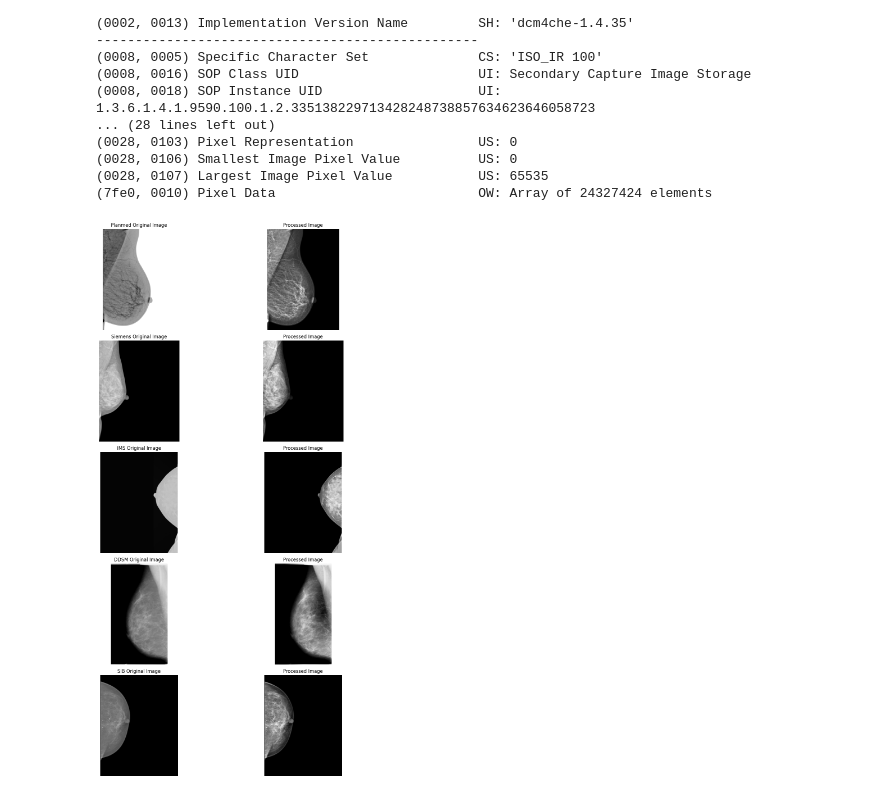
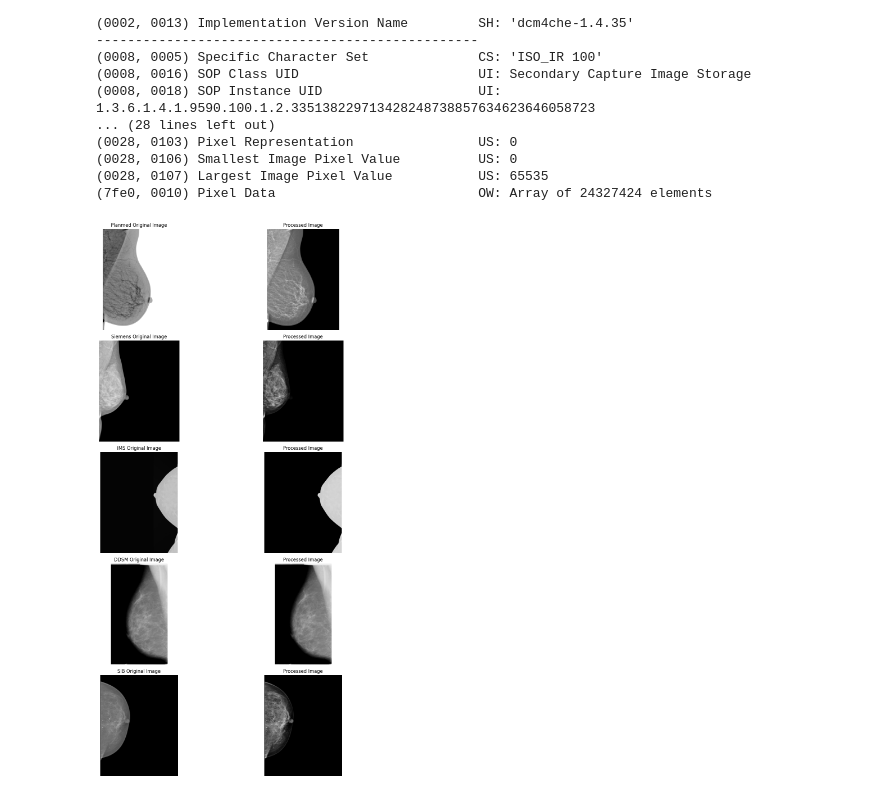
Before and after one commit to mickaeltardy/hera-mi-pmsd2024-homogeneous_mg, a Jupyter notebook: analysis.ipynb, the cells around one changed output. Cells and saved outputs as stored; diff of their text form; code cells hidden in the pictures.

```diff
--- a/analysis.ipynb
+++ b/analysis.ipynb
@@ -582,8 +572,6 @@ Dataset.file_meta -------------------------------
 img = pydicom.dcmread(image_stats_df.iloc[1600]['file_name']).pixel_array
 img = mask_image(img)
 pro_img = process_image(img, image_stats_df.iloc[1600]['vendor'])
-pro_img = np.uint16(pro_img)
-pro_img = apply_clahe(pro_img)
 fig, axes = plt.subplots(5, 2, figsize=(15, 20))  # 1 row, 2 columns
 axes[0][0].imshow(img, cmap='gray')
 axes[0][0].set_title('Planmed Original Image')
@@ -596,8 +584,6 @@ axes[0][1].axis('off')
 img = pydicom.dcmread(image_stats_df.iloc[100]['file_name']).pixel_array
 img = mask_image(img)
 pro_img = process_image(img, image_stats_df.iloc[100]['vendor'])
-pro_img = np.uint16(pro_img)
-pro_img = apply_clahe(pro_img)
 axes[1][0].imshow(img, cmap='gray')
 axes[1][0].set_title('Siemens Original Image')
 axes[1][0].axis('off')
@@ -608,40 +594,34 @@ axes[1][1].axis('off')
 img = pydicom.dcmread(image_stats_df.iloc[2000]['file_name']).pixel_array
 img = mask_image(img)
 pro_img = process_image(img, image_stats_df.iloc[2000]['vendor'])
-pro_img = np.uint16(pro_img)
-pro_img = apply_clahe(pro_img)
 axes[2][0].imshow(img, cmap='gray')
 axes[2][0].set_title('IMS Original Image')
 axes[2][0].axis('off')
 axes[2][1].imshow(pro_img, cmap='gray')
 axes[2][1].set_title('Processed Image')
 axes[2][1].axis('off')
 
 img = pydicom.dcmread(image_stats_df.iloc[2100]['file_name']).pixel_array
 img = mask_image(img)
 pro_img = process_image(img, image_stats_df.iloc[2100]['vendor'])
-pro_img = np.uint16(pro_img)
-pro_img = apply_clahe(pro_img)
 axes[3][0].imshow(img, cmap='gray')
 axes[3][0].set_title('DDSM Original Image')
 axes[3][0].axis('off')
 axes[3][1].imshow(pro_img, cmap='gray')
 axes[3][1].set_title('Processed Image')
 axes[3][1].axis('off')
 
 img = pydicom.dcmread(image_stats_df.iloc[2600]['file_name']).pixel_array
 img = mask_image(img)
 pro_img = process_image(img, image_stats_df.iloc[2600]['vendor'])
-pro_img = np.uint16(pro_img)
-pro_img = apply_clahe(pro_img)
 axes[4][0].imshow(img, cmap='gray')
 axes[4][0].set_title('SIB Original Image')
 axes[4][0].axis('off')
 axes[4][1].imshow(pro_img, cmap='gray')
 axes[4][1].set_title('Processed Image')
 axes[4][1].axis('off')
 
 plt.tight_layout()
 plt.show()
 # %% [output]
-[figure, old version]
+[figure, new version]
```
Also changed, not shown: parts of 2 cells of this notebook, 4 other files.
